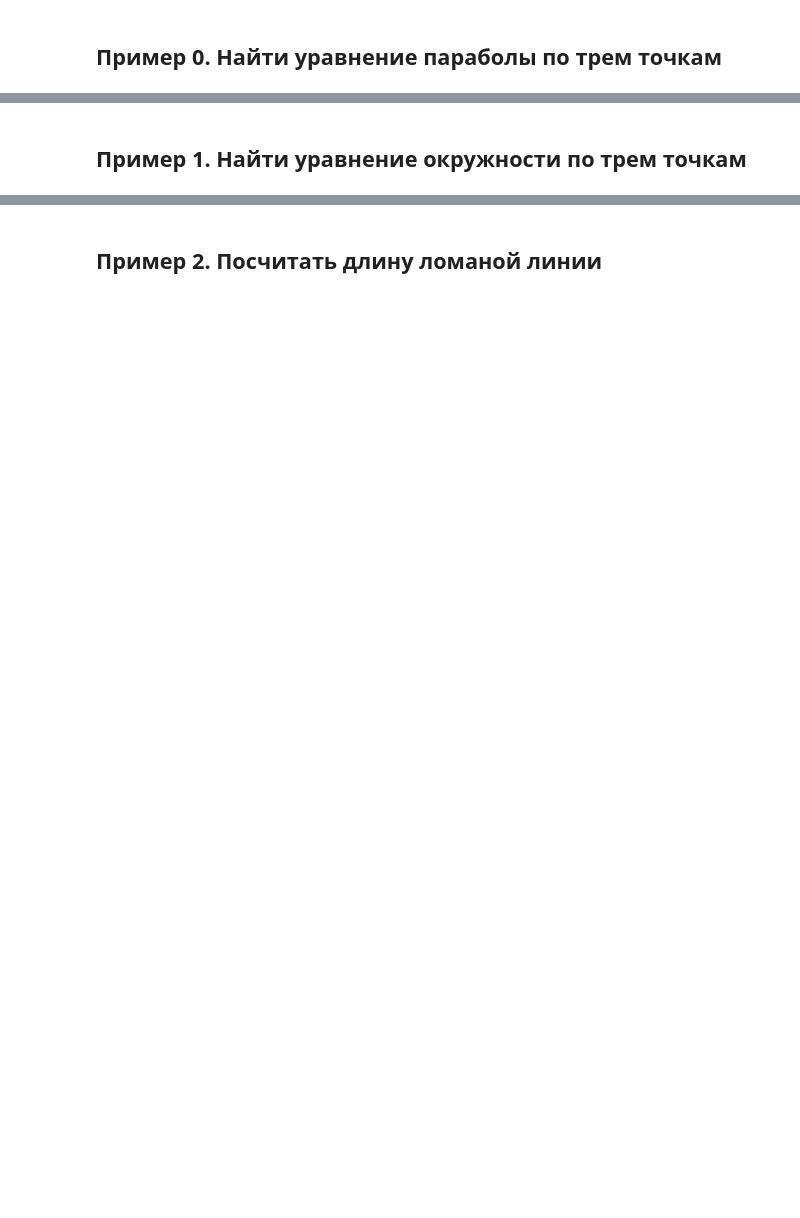
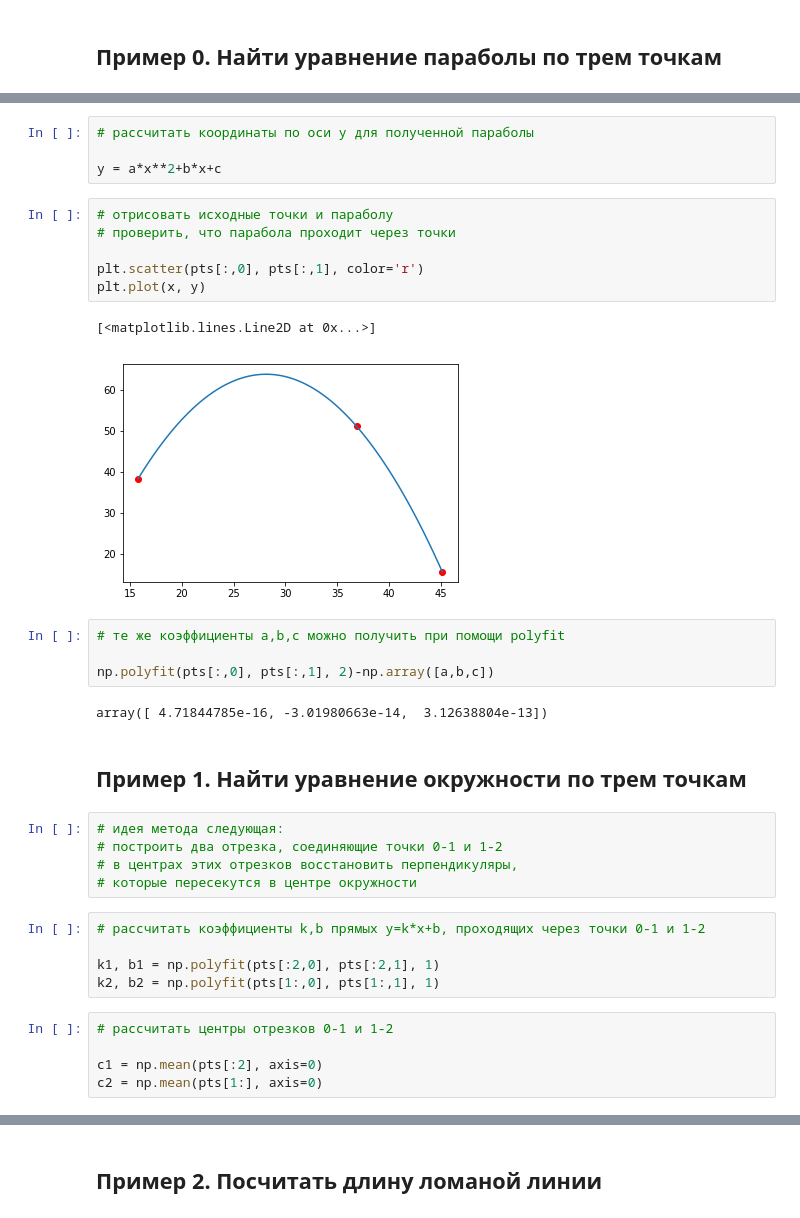
Before and after one commit to BoberSA/PythonCourse, a Jupyter notebook: Lecture_3/Lecture_3.ipynb, the cells around one changed output, grey strips where cells are left out. Saved outputs shown, nothing was run; the diff lists cells and outputs as text; blank space fills up the shorter version.

```diff
--- a/Lecture_3/Lecture_3.ipynb
+++ b/Lecture_3/Lecture_3.ipynb
@@ -21,2 +73,36 @@ import matplotlib.pyplot as plt
+# %%
+# рассчитать координаты по оси y для полученной параболы
+
+y = a*x**2+b*x+c
+# %%
+# отрисовать исходные точки и параболу
+# проверить, что парабола проходит через точки
+
+plt.scatter(pts[:,0], pts[:,1], color='r')
+plt.plot(x, y)
+# %% [output]
+[<matplotlib.lines.Line2D at 0x...>]
+[figure, added]
+# %%
+# те же коэффициенты a,b,c можно получить при помощи polyfit
+
+np.polyfit(pts[:,0], pts[:,1], 2)-np.array([a,b,c])
+# %% [output]
+array([ 4.71844785e-16, -3.01980663e-14,  3.12638804e-13])
 # %% [markdown]
 ## Пример 1. Найти уравнение окружности по трем точкам
+# %%
+# идея метода следующая:
+# построить два отрезка, соединяющие точки 0-1 и 1-2
+# в центрах этих отрезков восстановить перпендикуляры,
+# которые пересекутся в центре окружности
+# %%
+# рассчитать коэффициенты k,b прямых y=k*x+b, проходящих через точки 0-1 и 1-2
+
+k1, b1 = np.polyfit(pts[:2,0], pts[:2,1], 1)
+k2, b2 = np.polyfit(pts[1:,0], pts[1:,1], 1)
+# %%
+# рассчитать центры отрезков 0-1 и 1-2
+
+c1 = np.mean(pts[:2], axis=0)
+c2 = np.mean(pts[1:], axis=0)
```
Also changed, not shown: parts of 25 cells of this notebook.
